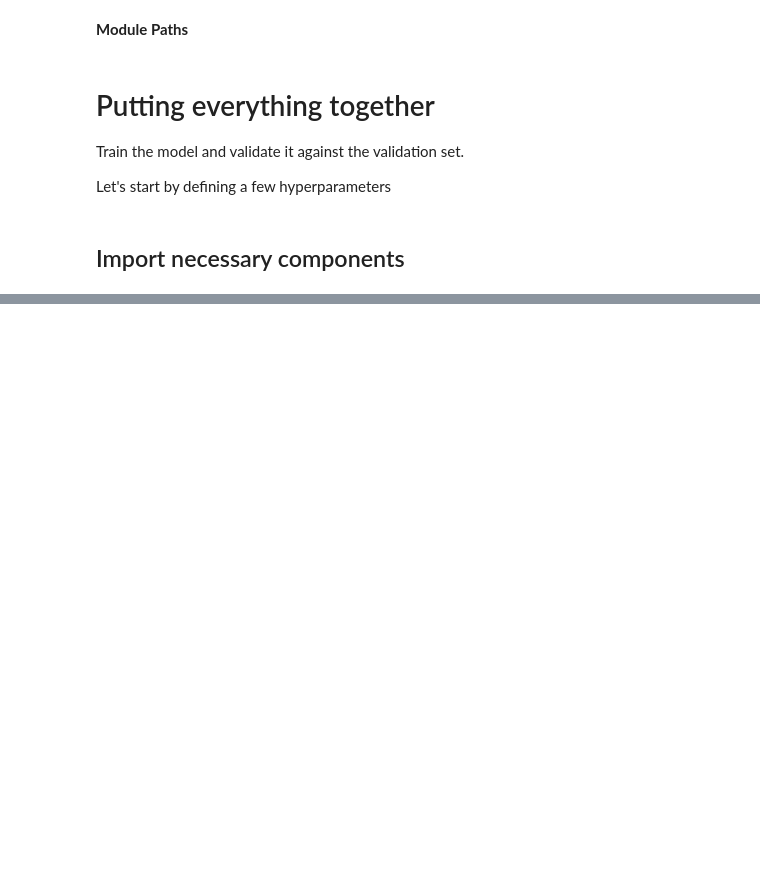
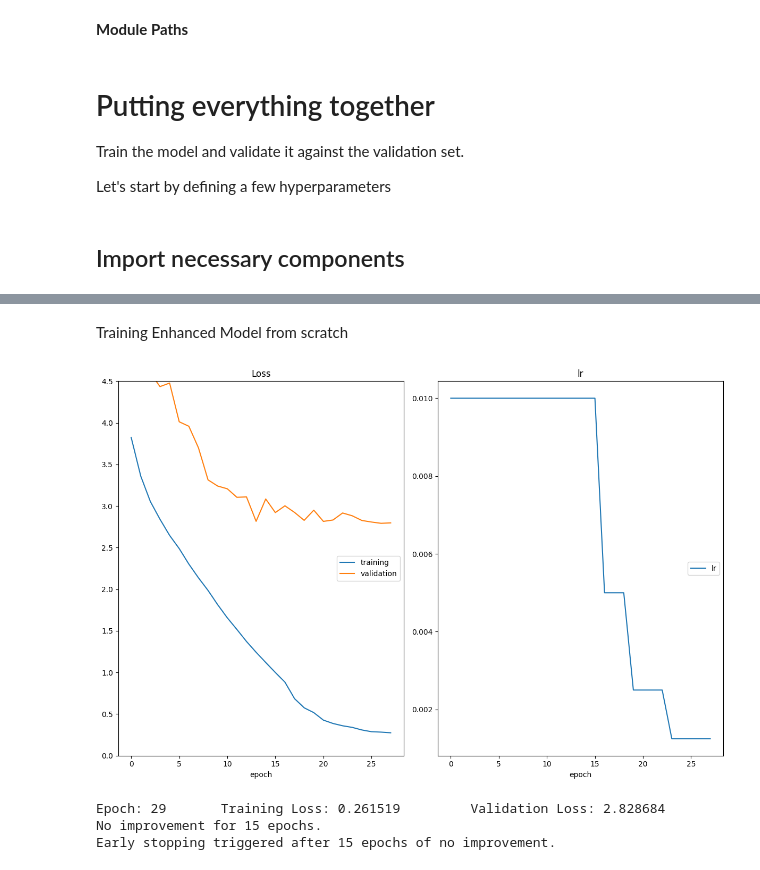
Before and after one commit to regokan/deep-vision-lab, a Jupyter notebook: cnn/landmark_classification/cnn_from_scratch.ipynb, the cells around one changed output, grey strips where cells are left out. Drawn from its saved outputs; the diff is of its cells as text; code cells hidden in the pictures; blank space fills up the shorter version.

```diff
--- a/cnn/landmark_classification/cnn_from_scratch.ipynb
+++ b/cnn/landmark_classification/cnn_from_scratch.ipynb
@@ -74,0 +201,34 @@ one_epoch_test(data_loaders["test"], model, loss)
+# %% [markdown]
+Training Enhanced Model from scratch
+# %%
+model = MyEnhancedModel(num_classes=num_classes, dropout=dropout)
+learning_rate = 0.01
+
+dropout = 0.5  # dropout for our model
+weight_decay = 0.01  # regularization. Increase this to combat overfitting
+num_epochs = 50
+
+
+optimizer = get_optimizer(
+    model,
+    optimizer=opt,
+    learning_rate=learning_rate,
+    weight_decay=weight_decay,
+    momentum=momentum,
+)
+
+optimize(
+    data_loaders,
+    model,
+    optimizer,
+    loss,
+    n_epochs=num_epochs,
+    save_path="checkpoints/best_val_loss_enhanced.pt",
+    interactive_tracking=True,
+    early_stopping_patience=15,
+)
+# %% [output]
+[figure, added]
+Epoch: 29       Training Loss: 0.261519         Validation Loss: 2.828684
+No improvement for 15 epochs.
+Early stopping triggered after 15 epochs of no improvement.
```
Also changed, not shown: parts of 12 cells of this notebook.
